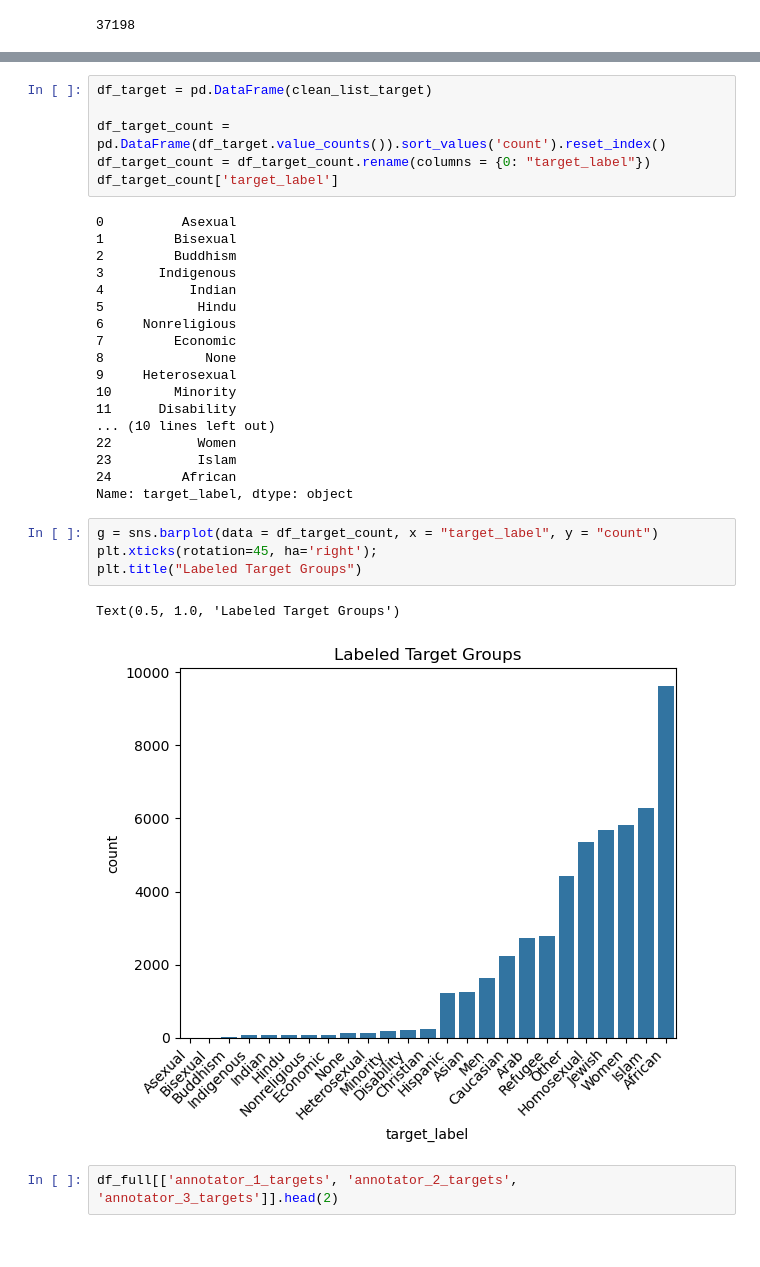
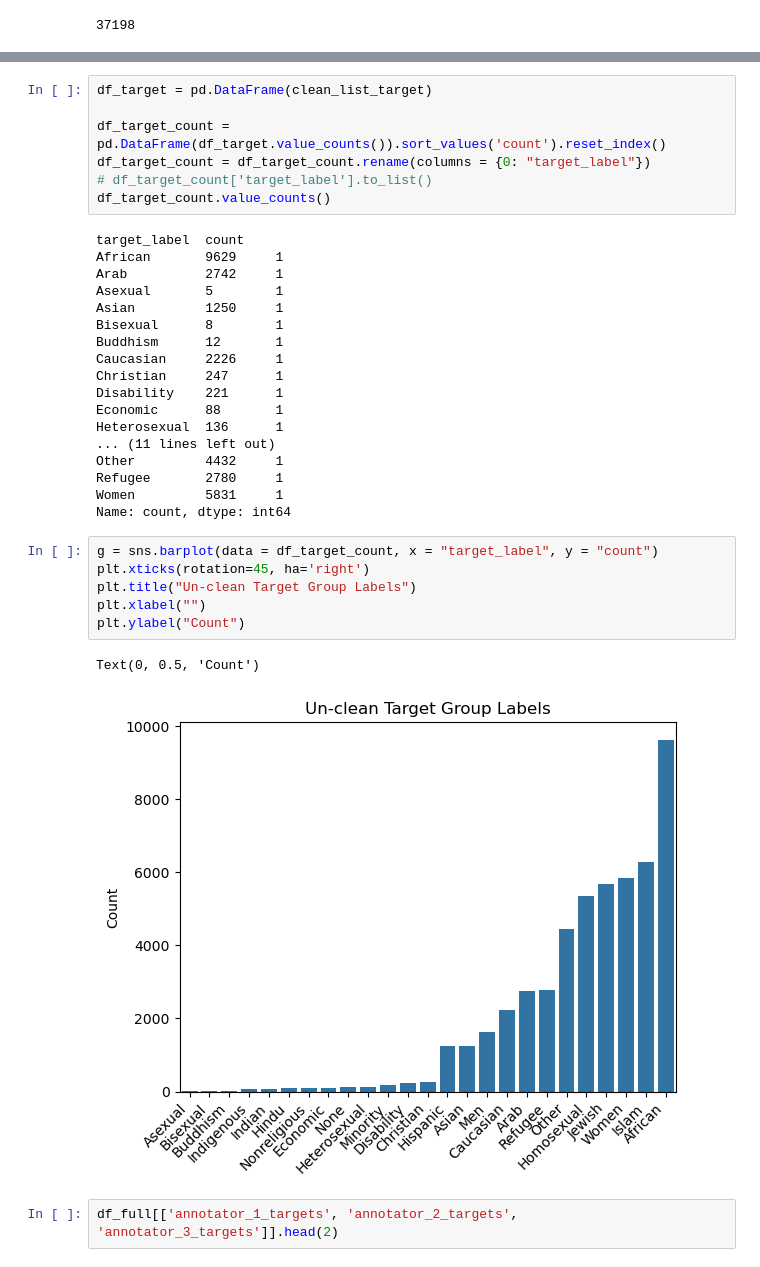
Before and after one commit to arielktran/HateSpeech, a Jupyter notebook: CSS206_project1_Ariel.ipynb, the cells around one changed output, grey strips where cells are left out. Cells and saved outputs as stored; diff of their text form.

```diff
--- a/CSS206_project1_Ariel.ipynb
+++ b/CSS206_project1_Ariel.ipynb
@@ -156,32 +140,35 @@ df_target = pd.DataFrame(clean_list_target)
 
 df_target_count = pd.DataFrame(df_target.value_counts()).sort_values('count').reset_index()
 df_target_count = df_target_count.rename(columns = {0: "target_label"})
-df_target_count['target_label']
+# df_target_count['target_label'].to_list()
+df_target_count.value_counts()
 # %% [output]
-0          Asexual
-1         Bisexual
-2         Buddhism
-3       Indigenous
-4           Indian
-5            Hindu
-6     Nonreligious
-7         Economic
-8             None
-9     Heterosexual
-10        Minority
-11      Disability
-... (10 lines left out)
-22           Women
-23           Islam
-24         African
-Name: target_label, dtype: object
+target_label  count
+African       9629     1
+Arab          2742     1
+Asexual       5        1
+Asian         1250     1
+Bisexual      8        1
+Buddhism      12       1
+Caucasian     2226     1
+Christian     247      1
+Disability    221      1
+Economic      88       1
+Heterosexual  136      1
+... (11 lines left out)
+Other         4432     1
+Refugee       2780     1
+Women         5831     1
+Name: count, dtype: int64
 # %%
 g = sns.barplot(data = df_target_count, x = "target_label", y = "count")
-plt.xticks(rotation=45, ha='right');
-plt.title("Labeled Target Groups")
+plt.xticks(rotation=45, ha='right')
+plt.title("Un-clean Target Group Labels")
+plt.xlabel("")
+plt.ylabel("Count")
 # %% [output]
-Text(0.5, 1.0, 'Labeled Target Groups')
+Text(0, 0.5, 'Count')
-[figure, old version]
+[figure, new version]
 # %%
 df_full[['annotator_1_targets', 'annotator_2_targets', 'annotator_3_targets']].head(2)
 # %% [output]
```
Also changed, not shown: parts of 12 cells of this notebook.
